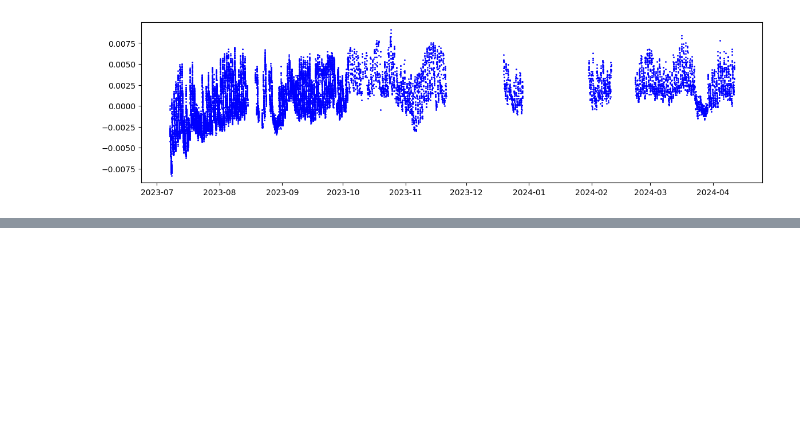
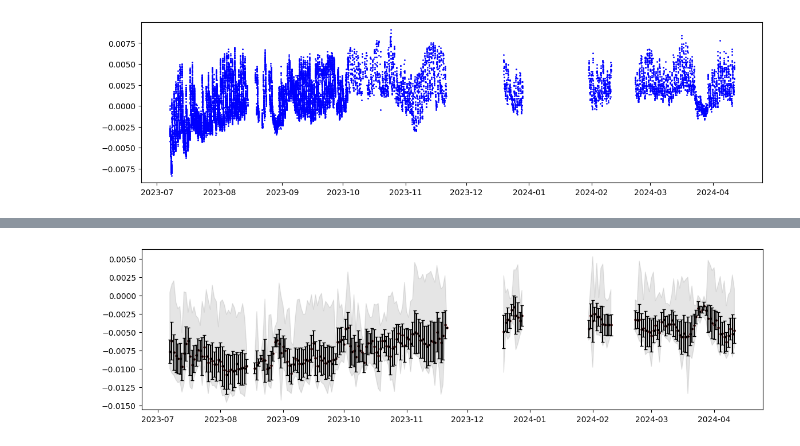
Before and after one commit to capozzolicaluan/TiltmeterAnalysis, a Jupyter notebook: Tiltimeter.ipynb, the cells around one changed output, grey strips where cells are left out. Cells and saved outputs as stored; diff of their text form; code cells hidden in the pictures; blank space fills up the shorter version.

```diff
--- a/Tiltimeter.ipynb
+++ b/Tiltimeter.ipynb
@@ -269,0 +266,4 @@ plt.fill_between(daily_stats_acel.index, daily_stats_acel['min'], daily_stats_ac
+# %%
+plot_daily(daily_var = daily_tilt_two, error_bar_color = 'blue')
+# %% [output]
+[figure, added]
```
Also changed, not shown: parts of 16 cells of this notebook.
